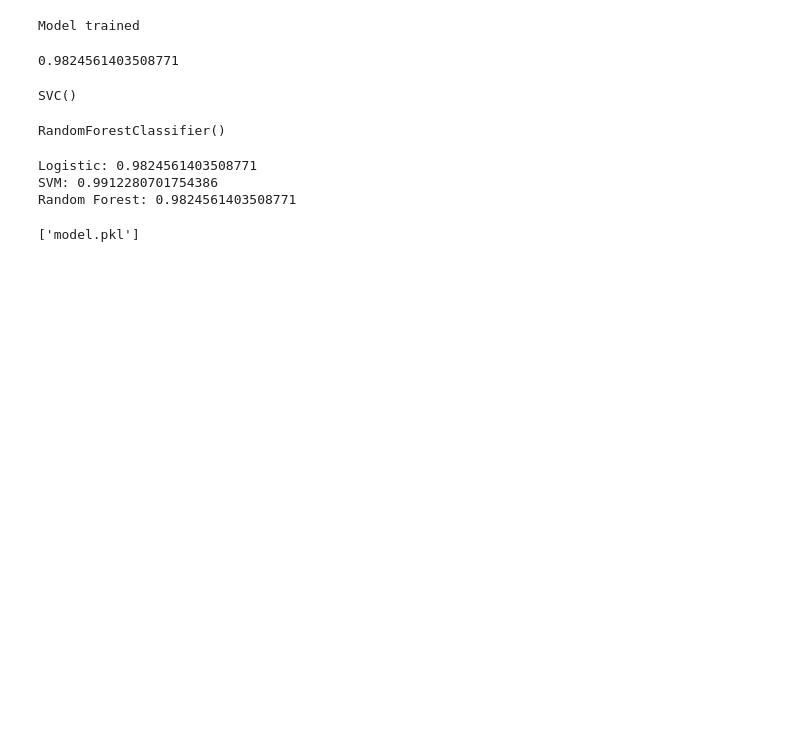
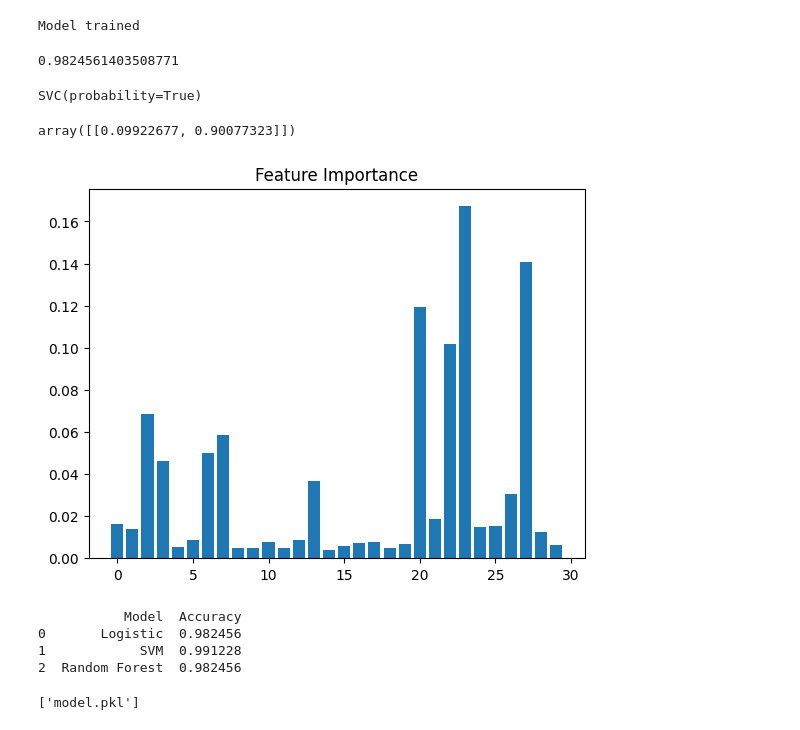
Before and after one commit to Shakthiabi06/breast-cancer-prediction, a Jupyter notebook: notebooks/model_training.ipynb, the cells around one changed output. Drawn from its saved outputs; the diff is of its cells as text; code cells hidden in the pictures; blank space fills up the shorter version.

```diff
--- a/notebooks/model_training.ipynb
+++ b/notebooks/model_training.ipynb
@@ -39,33 +39,51 @@ print(accuracy_score(y_test, pred))
 # %%
 from sklearn.svm import SVC
 
-svm = SVC()
+svm = SVC(probability=True)
 svm.fit(X_train, y_train)
 # svm finds best boundary between classes
 # %% [output]
-SVC()
+SVC(probability=True)
+# %%
+svm.predict_proba(sample)
+# %% [output]
+array([[0.09922677, 0.90077323]])
 # %%
 from sklearn.ensemble import RandomForestClassifier
 
 rf = RandomForestClassifier()
 rf.fit(X_train, y_train)
 # use multiple small decision trees
+
+import matplotlib.pyplot as plt
+
+importances = rf.feature_importances_
+
+plt.bar(range(len(importances)), importances)
+plt.title("Feature Importance")
+plt.show()
 # %% [output]
-RandomForestClassifier()
+[figure, added]
 # %%
 lr_pred = model.predict(X_test)
 svm_pred = svm.predict(X_test)
 rf_pred = rf.predict(X_test)
 # %%
-from sklearn.metrics import accuracy_score
+results = pd.DataFrame({
+    "Model": ["Logistic", "SVM", "Random Forest"],
+    "Accuracy": [
+        accuracy_score(y_test, lr_pred),
+        accuracy_score(y_test, svm_pred),
+        accuracy_score(y_test, rf_pred)
+    ]
+})
 
-print("Logistic:", accuracy_score(y_test, lr_pred))
-print("SVM:", accuracy_score(y_test, svm_pred))
-print("Random Forest:", accuracy_score(y_test, rf_pred))
+print(results)
 # %% [output]
-Logistic: 0.9824561403508771
-SVM: 0.9912280701754386
-Random Forest: 0.9824561403508771
+           Model  Accuracy
+0       Logistic  0.982456
+1            SVM  0.991228
+2  Random Forest  0.982456
 # %%
 import joblib
 joblib.dump(svm, "model.pkl")
```
Also changed, not shown: parts of 1 cell of this notebook.
